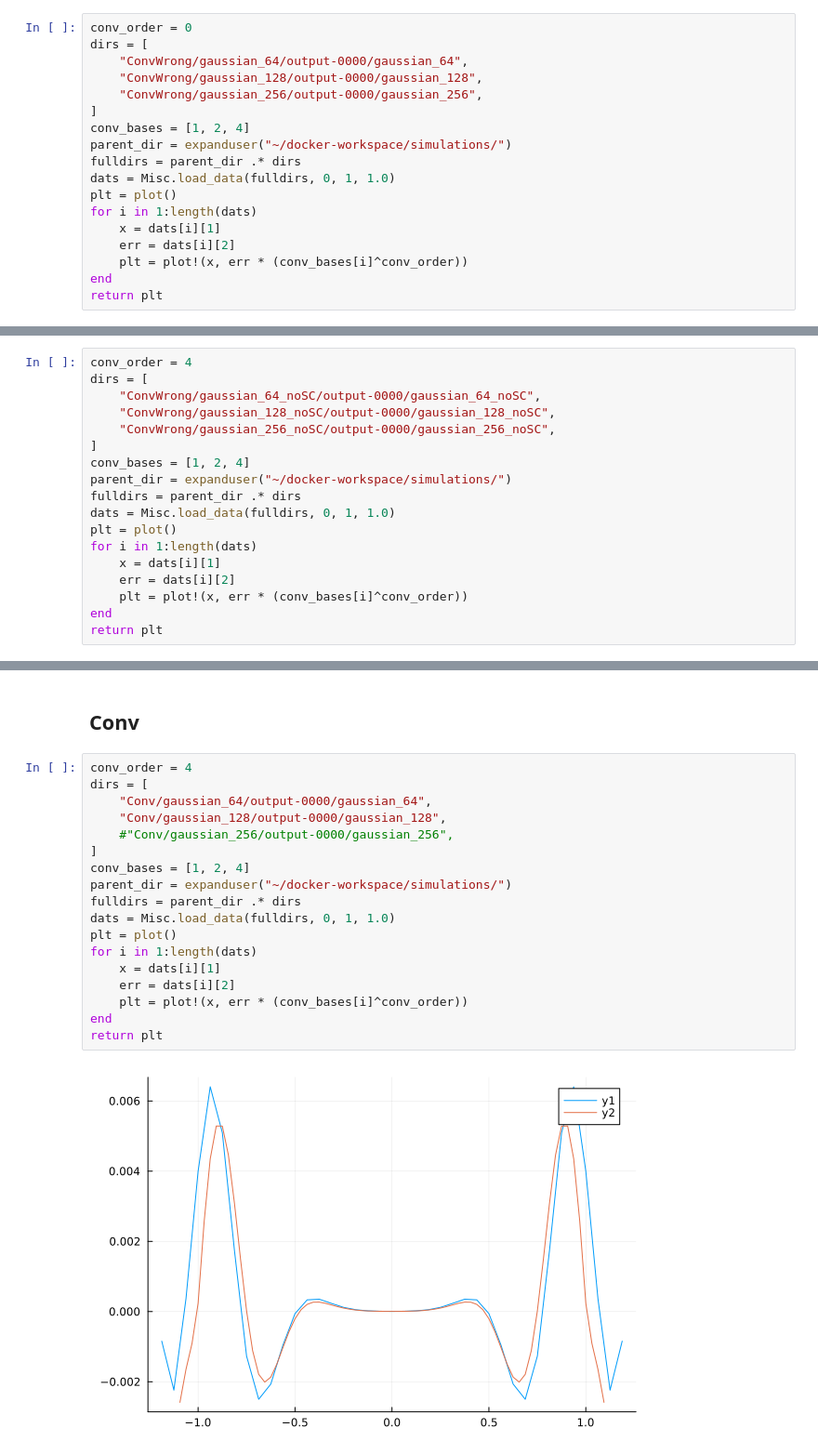
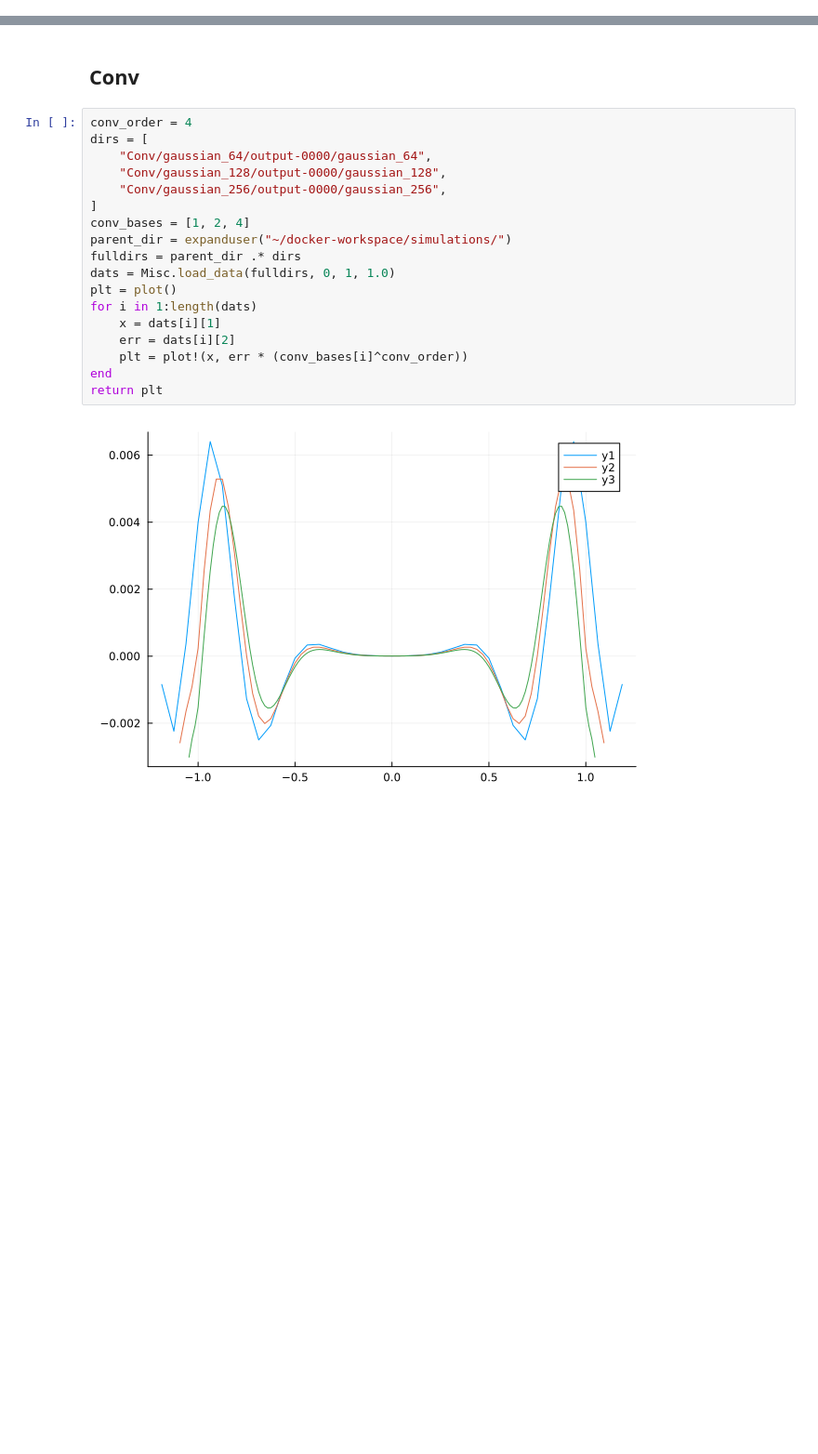
Before and after one commit to lwJi/Docs-Subcycling, a Jupyter notebook: ipynb-carpetx/Convergence.ipynb, the cells around one changed output, grey strips where cells are left out. Shown at 93% size. Cells and saved outputs as stored; diff of their text form; blank space fills up the shorter version.

```diff
--- a/ipynb-carpetx/Convergence.ipynb
+++ b/ipynb-carpetx/Convergence.ipynb
@@ -53,18 +47,0 @@ return plt
-# %%
-conv_order = 0
-dirs = [
-    "ConvWrong/gaussian_64/output-0000/gaussian_64",
-    "ConvWrong/gaussian_128/output-0000/gaussian_128",
-    "ConvWrong/gaussian_256/output-0000/gaussian_256",
-]
-conv_bases = [1, 2, 4]
-parent_dir = expanduser("~/docker-workspace/simulations/")
-fulldirs = parent_dir .* dirs
-dats = Misc.load_data(fulldirs, 0, 1, 1.0)
-plt = plot()
-for i in 1:length(dats)
-    x = dats[i][1]
-    err = dats[i][2]
-    plt = plot!(x, err * (conv_bases[i]^conv_order))
-end
-return plt
@@ -73,18 +47,0 @@ return plt
-# %%
-conv_order = 4
-dirs = [
-    "ConvWrong/gaussian_64_noSC/output-0000/gaussian_64_noSC",
-    "ConvWrong/gaussian_128_noSC/output-0000/gaussian_128_noSC",
-    "ConvWrong/gaussian_256_noSC/output-0000/gaussian_256_noSC",
-]
-conv_bases = [1, 2, 4]
-parent_dir = expanduser("~/docker-workspace/simulations/")
-fulldirs = parent_dir .* dirs
-dats = Misc.load_data(fulldirs, 0, 1, 1.0)
-plt = plot()
-for i in 1:length(dats)
-    x = dats[i][1]
-    err = dats[i][2]
-    plt = plot!(x, err * (conv_bases[i]^conv_order))
-end
-return plt
@@ -95,23 +50,23 @@ return plt
 # %%
 conv_order = 4
 dirs = [
     "Conv/gaussian_64/output-0000/gaussian_64",
     "Conv/gaussian_128/output-0000/gaussian_128",
-    #"Conv/gaussian_256/output-0000/gaussian_256",
+    "Conv/gaussian_256/output-0000/gaussian_256",
 ]
 conv_bases = [1, 2, 4]
 parent_dir = expanduser("~/docker-workspace/simulations/")
 fulldirs = parent_dir .* dirs
 dats = Misc.load_data(fulldirs, 0, 1, 1.0)
 plt = plot()
 for i in 1:length(dats)
     x = dats[i][1]
     err = dats[i][2]
     plt = plot!(x, err * (conv_bases[i]^conv_order))
 end
 return plt
 # %% [output]
-[figure, old version]
+[figure, new version]
 # %%
 conv_order = 4
 dirs = [
```
Also changed, not shown: parts of 8 cells of this notebook.
